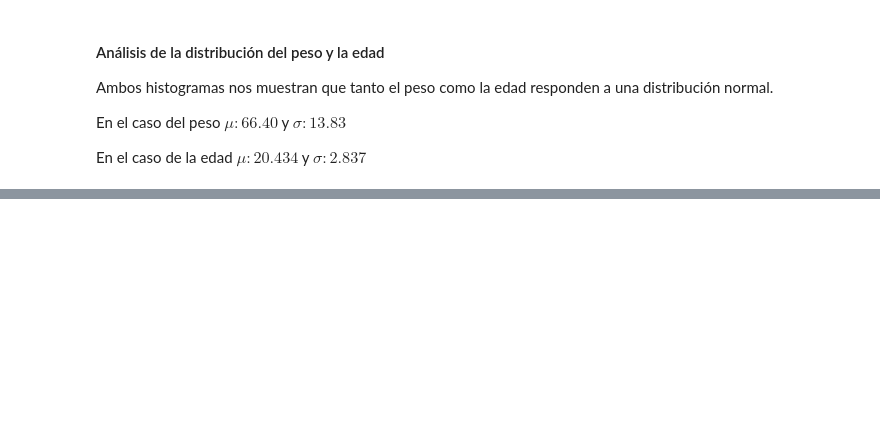
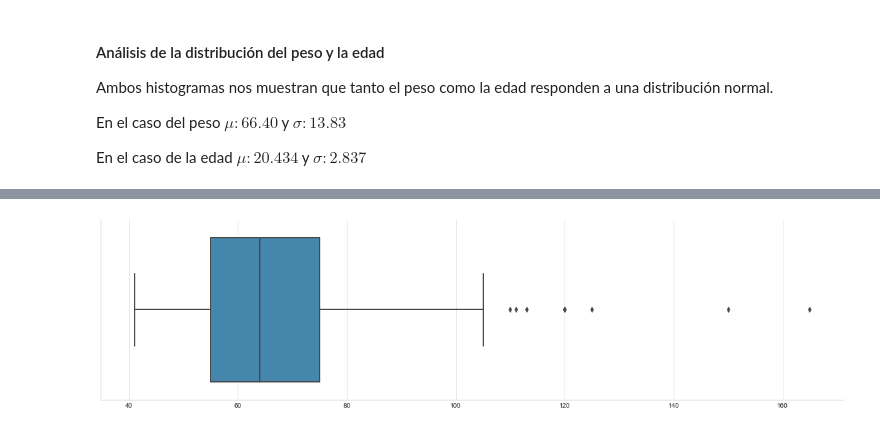
Before and after one commit to rodricarranza/DiploDatos, a Jupyter notebook: analysis_and_visualization/lab1/lab1.ipynb, the cells around one changed output, grey strips where cells are left out. Cells and saved outputs as stored; diff of their text form; code cells hidden in the pictures; blank space fills up the shorter version.

```diff
--- a/analysis_and_visualization/lab1/lab1.ipynb
+++ b/analysis_and_visualization/lab1/lab1.ipynb
@@ -146,0 +167,13 @@ En el caso de la edad $\mu: 20.434$ y $\sigma: 2.837$
+# %%
+# Función genérica que grafica un boxplot del dataset proporcionado
+# Los 'outliers' se obtienen usando un método que es una función del rango interquartil.
+def get_data_boxplot(dataset, **kwargs):
+    _, ax = plt.subplots(figsize=(20, 5))
+    sns.set_style("whitegrid")
+    sns.boxplot(x=dataset, **kwargs)
+
+    sns.despine()
+# %%
+get_data_boxplot(weight_without_na)
+# %% [output]
+[figure, added]
```
Also changed, not shown: parts of 7 cells of this notebook.
